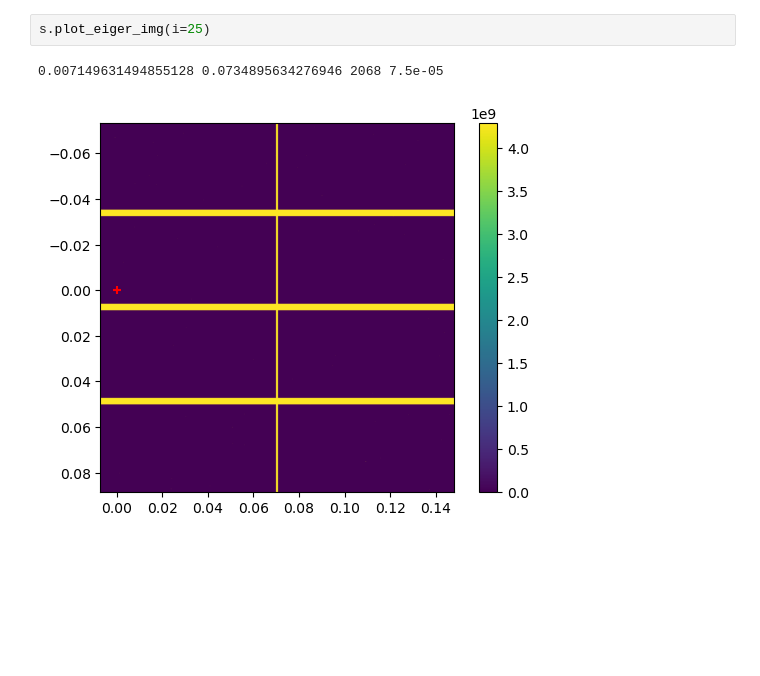
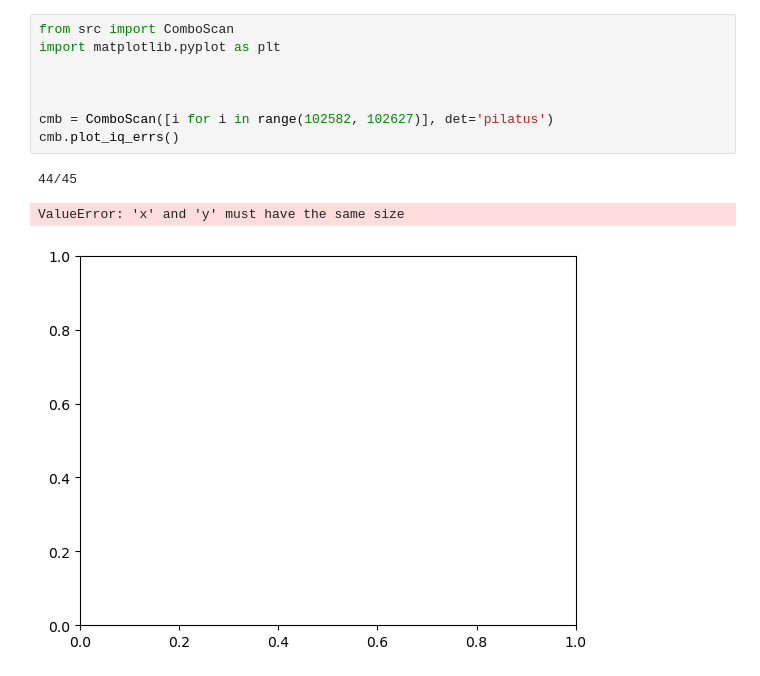
Before and after one commit to YellowSub17/spider-silk-max4, a Jupyter notebook: plot_scan.ipynb, the cells around one changed output. Saved outputs shown, nothing was run; the diff lists cells and outputs as text; blank space fills up the shorter version.

```diff
--- a/plot_scan.ipynb
+++ b/plot_scan.ipynb
@@ -19,6 +8,13 @@ The autoreload extension is already loaded. To reload it, use:
 # %%
-s.plot_eiger_img(i=25)
+from src import ComboScan
+import matplotlib.pyplot as plt
+
+
+
+cmb = ComboScan([i for i in range(102582, 102627)], det='pilatus')
+cmb.plot_iq_errs()
 # %% [output]
-0.007149631494855128 0.0734895634276946 2068 7.5e-05
+44/45
+ValueError: 'x' and 'y' must have the same size
-[figure, old version]
+[figure, new version]
 # %%
```
Also changed, not shown: parts of 3 cells of this notebook, 8 other files.
